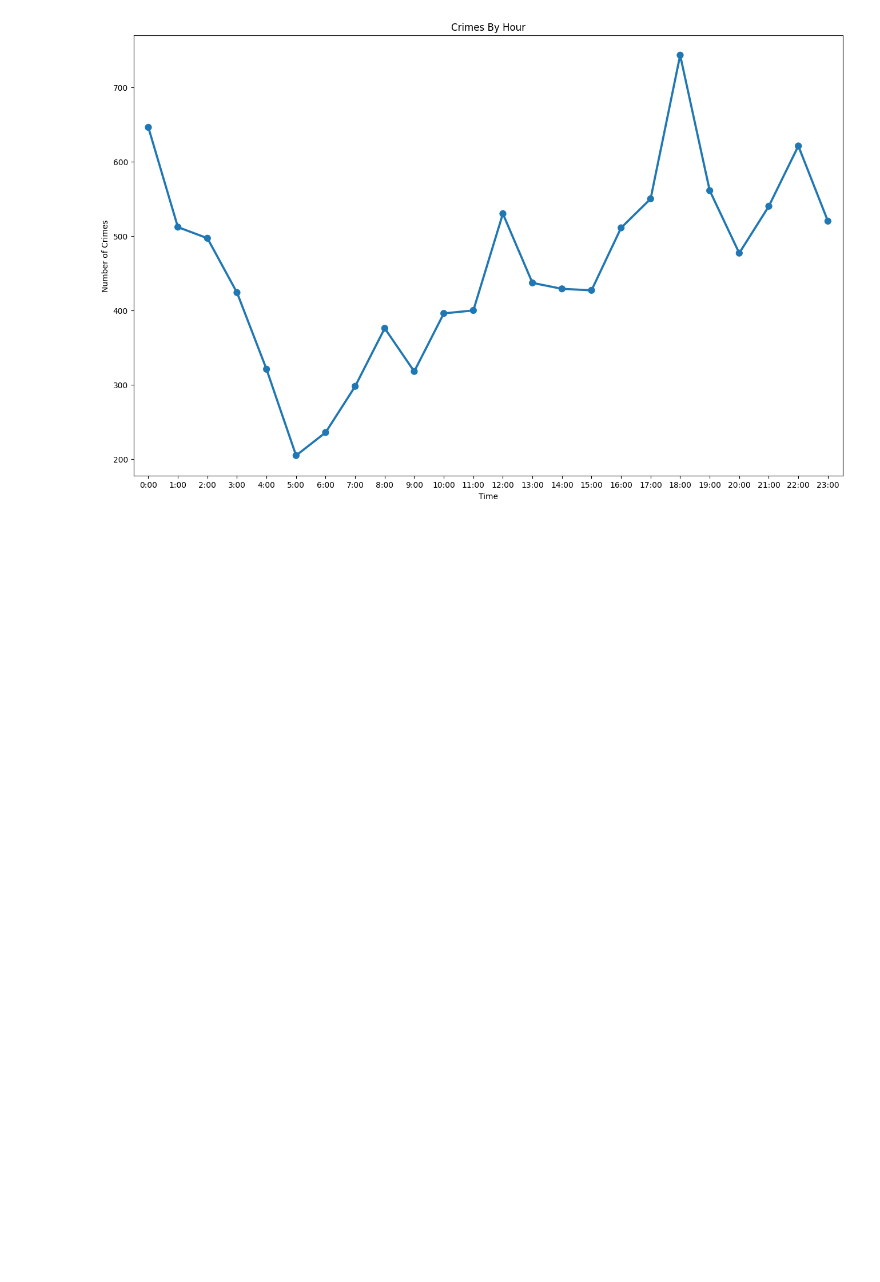
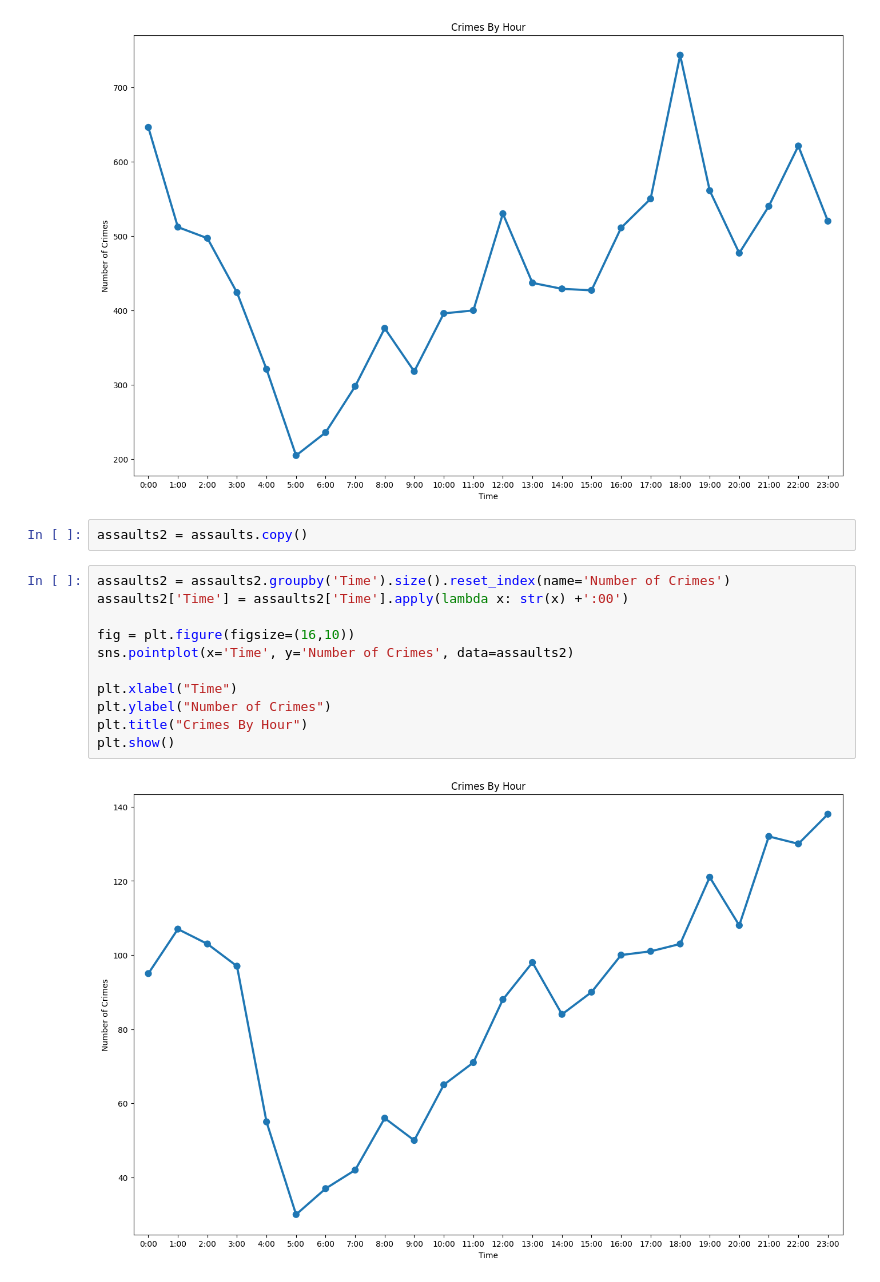
Before and after one commit to LACLanthony/crimes_hotel, a Jupyter notebook: hotels_crimes_maps.ipynb, the cells around one changed output. Saved outputs shown, nothing was run; the diff lists cells and outputs as text; blank space fills up the shorter version.

```diff
--- a/hotels_crimes_maps.ipynb
+++ b/hotels_crimes_maps.ipynb
@@ -379,3 +379,18 @@ plt.title("Crimes By Hour")
 plt.show()
 # %% [output]
 [figure]
+# %%
+assaults2 = assaults.copy()
+# %%
+assaults2 = assaults2.groupby('Time').size().reset_index(name='Number of Crimes')
+assaults2['Time'] = assaults2['Time'].apply(lambda x: str(x) +':00')
+
+fig = plt.figure(figsize=(16,10))
+sns.pointplot(x='Time', y='Number of Crimes', data=assaults2)
+
+plt.xlabel("Time")
+plt.ylabel("Number of Crimes")
+plt.title("Crimes By Hour")
+plt.show()
+# %% [output]
+[figure, added]
```
Also changed, not shown: parts of 1 cell of this notebook.
